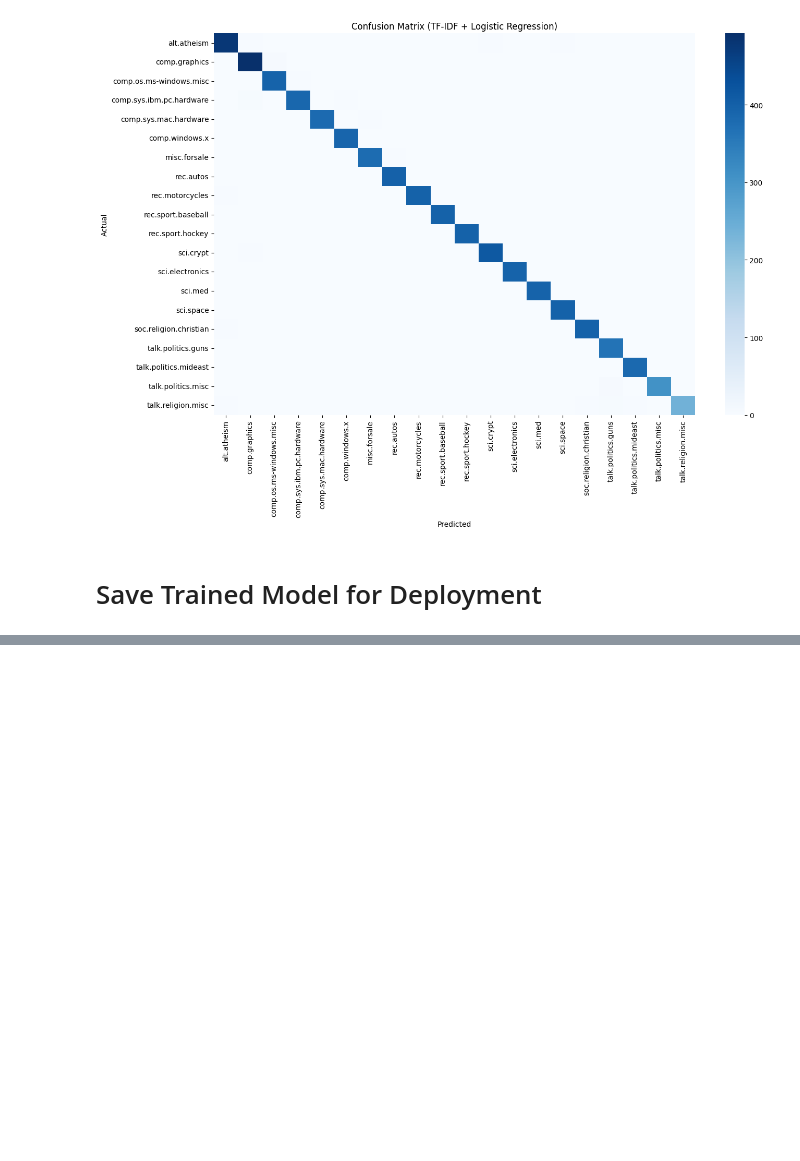
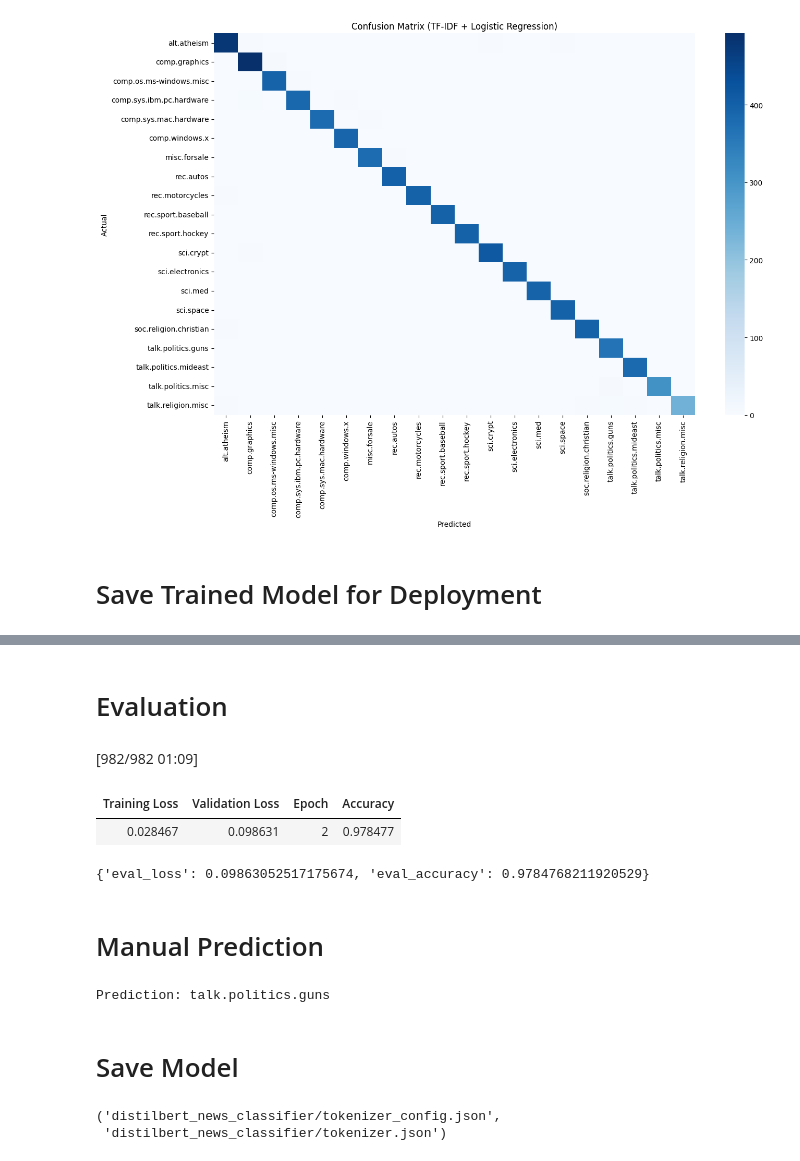
Before and after one commit to sxfrul/project_NLP, a Jupyter notebook: Checkpoint1.ipynb, the cells around one changed output, grey strips where cells are left out. Cells and saved outputs as stored; diff of their text form; code cells hidden in the pictures; blank space fills up the shorter version.

```diff
--- a/Checkpoint1.ipynb
+++ b/Checkpoint1.ipynb
@@ -359,0 +454,46 @@ Predicted Category: sci.electronics
+# %% [markdown]
+# Evaluation
+# %%
+trainer.evaluate()
+# %% [output]
+[982/982 01:09]
+| Training Loss | Validation Loss | Epoch | Accuracy |
+| 0.028467 | 0.098631 | 2 | 0.978477 |
+{'eval_loss': 0.09863052517175674, 'eval_accuracy': 0.9784768211920529}
+# %% [markdown]
+# Manual Prediction
+# %%
+import torch
+
+text = """
+Charlie Kirk was brutally murdered today.
+"""
+
+inputs = tokenizer(
+    text,
+    return_tensors="pt",
+    truncation=True,
+    padding=True
+)
+
+device = model.device
+inputs = {k: v.to(device) for k, v in inputs.items()}
+
+model.eval()
+
+with torch.no_grad():
+    outputs = model(**inputs)
+
+prediction = torch.argmax(outputs.logits, dim=1).item()
+
+print("Prediction:", encoder.inverse_transform([prediction])[0])
+# %% [output]
+Prediction: talk.politics.guns
+# %% [markdown]
+# Save Model
+# %%
+trainer.save_model("distilbert_news_classifier")
+tokenizer.save_pretrained("distilbert_news_classifier")
+# %% [output]
+('distilbert_news_classifier/tokenizer_config.json',
+ 'distilbert_news_classifier/tokenizer.json')
```
Also changed, not shown: parts of 28 cells of this notebook.
